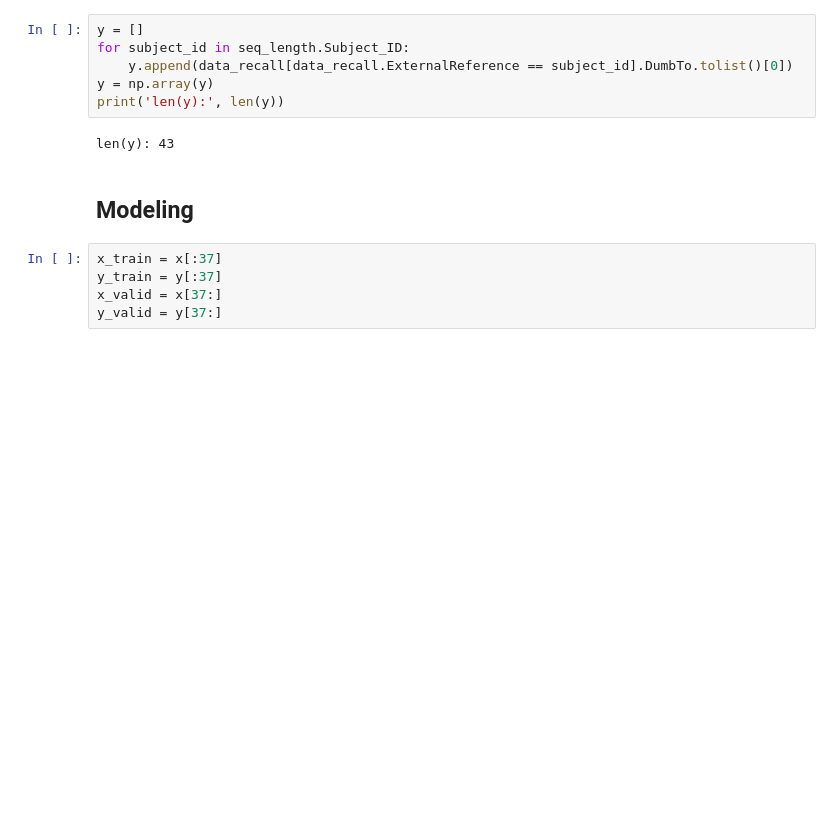
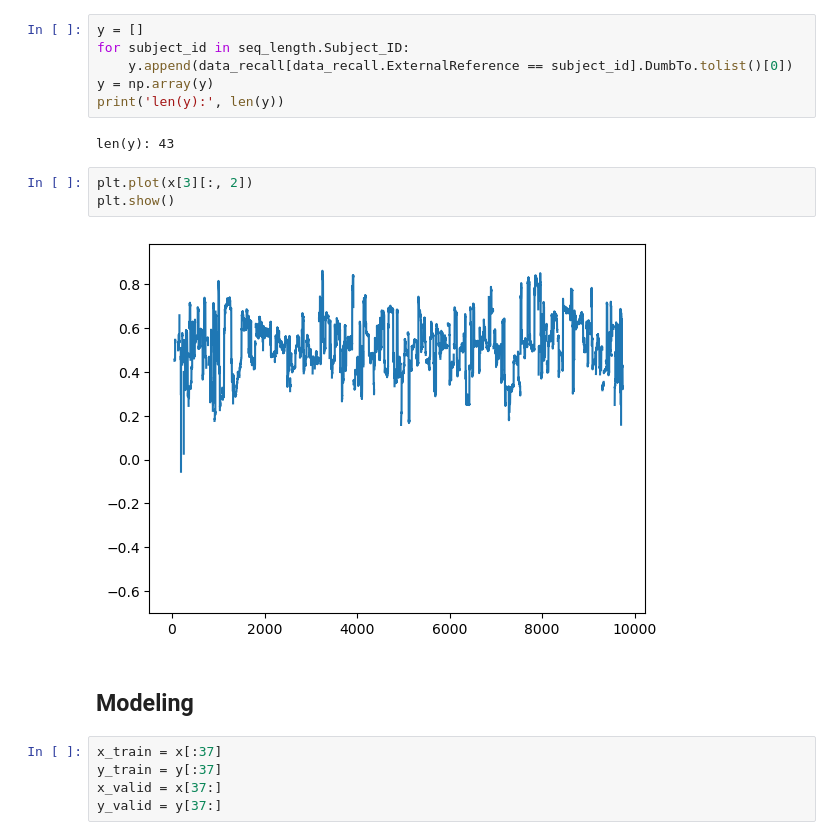
Before and after one commit to zandvakiliramin/Biometric_Peoject, a Jupyter notebook: Analysis_V4_DumbTo_Analysis.ipynb, the cells around one changed output. Cells and saved outputs as stored; diff of their text form; blank space fills up the shorter version.

```diff
--- a/Analysis_V4_DumbTo_Analysis.ipynb
+++ b/Analysis_V4_DumbTo_Analysis.ipynb
@@ -146,6 +250,11 @@ y = np.array(y)
 print('len(y):', len(y))
 # %% [output]
 len(y): 43
+# %%
+plt.plot(x[3][:, 2])
+plt.show()
+# %% [output]
+[figure, added]
 # %% [markdown]
 ## Modeling
 # %%
```
Also changed, not shown: parts of 37 cells of this notebook, 1 other file.
